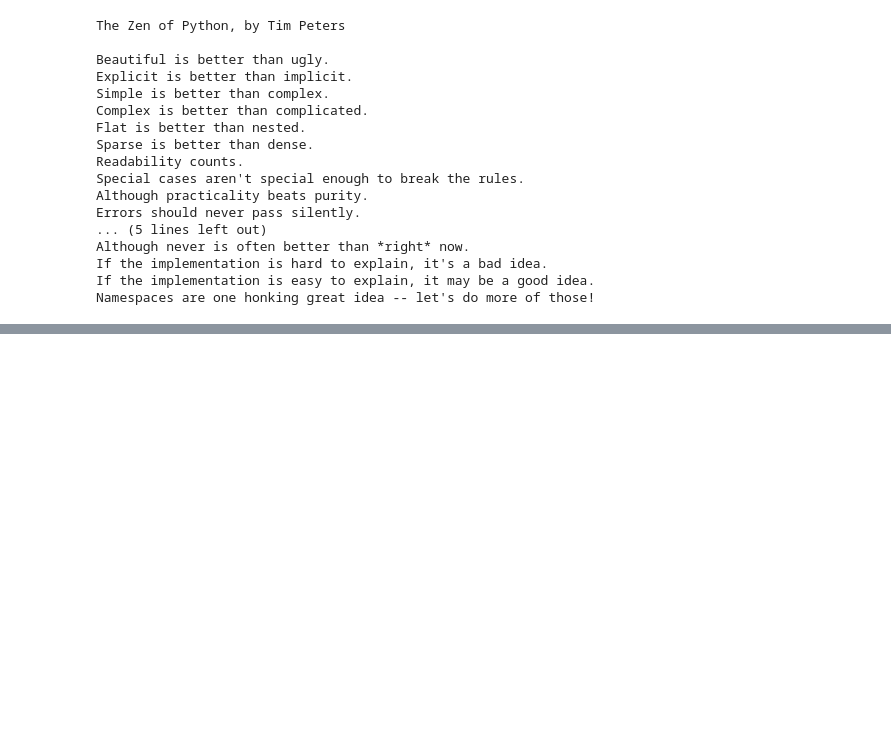
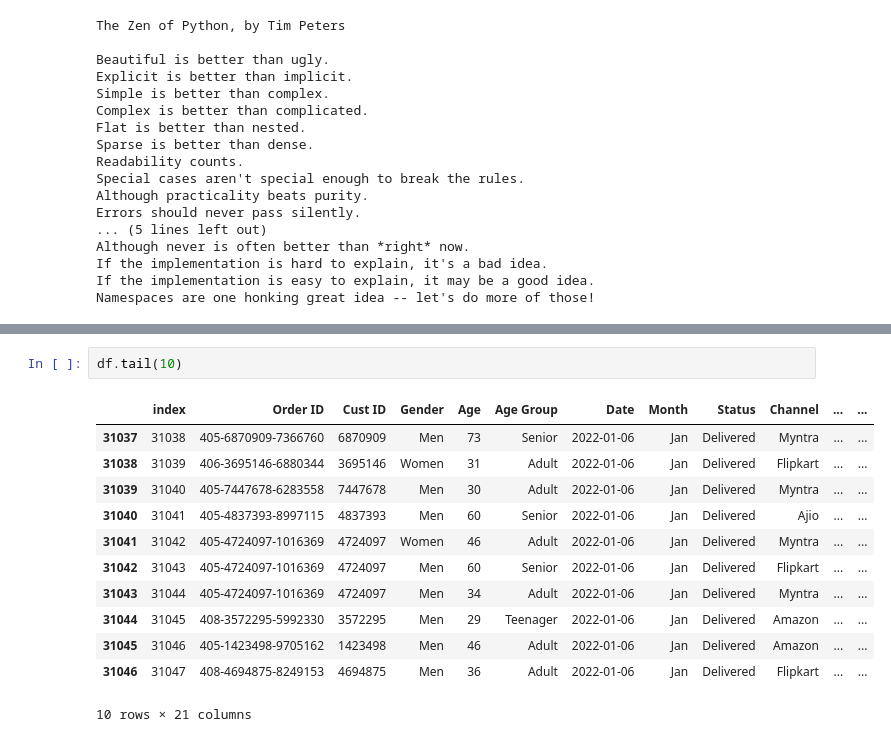
Before and after one commit to Avinash174/Data-Science-Class-WeekEnd, a Jupyter notebook: class/personal_practice/python_opencv.ipynb, the cells around one changed output, grey strips where cells are left out. Cells and saved outputs as stored; diff of their text form; blank space fills up the shorter version.

```diff
--- a/class/personal_practice/python_opencv.ipynb
+++ b/class/personal_practice/python_opencv.ipynb
@@ -30,0 +67,15 @@ sys.getrefcount(a)
+# %%
+df.tail(10)
+# %% [output]
+|  | index | Order ID | Cust ID | Gender | Age | Age Group | Date | Month | Status | Channel | ... | ... |
+| 31037 | 31038 | 405-6870909-7366760 | 6870909 | Men | 73 | Senior | 2022-01-06 | Jan | Delivered | Myntra | ... | ... |
+| 31038 | 31039 | 406-3695146-6880344 | 3695146 | Women | 31 | Adult | 2022-01-06 | Jan | Delivered | Flipkart | ... | ... |
+| 31039 | 31040 | 405-7447678-6283558 | 7447678 | Men | 30 | Adult | 2022-01-06 | Jan | Delivered | Myntra | ... | ... |
+| 31040 | 31041 | 405-4837393-8997115 | 4837393 | Men | 60 | Senior | 2022-01-06 | Jan | Delivered | Ajio | ... | ... |
+| 31041 | 31042 | 405-4724097-1016369 | 4724097 | Women | 46 | Adult | 2022-01-06 | Jan | Delivered | Myntra | ... | ... |
+| 31042 | 31043 | 405-4724097-1016369 | 4724097 | Men | 60 | Senior | 2022-01-06 | Jan | Delivered | Flipkart | ... | ... |
+| 31043 | 31044 | 405-4724097-1016369 | 4724097 | Men | 34 | Adult | 2022-01-06 | Jan | Delivered | Myntra | ... | ... |
+| 31044 | 31045 | 408-3572295-5992330 | 3572295 | Men | 29 | Teenager | 2022-01-06 | Jan | Delivered | Amazon | ... | ... |
+| 31045 | 31046 | 405-1423498-9705162 | 1423498 | Men | 46 | Adult | 2022-01-06 | Jan | Delivered | Amazon | ... | ... |
+| 31046 | 31047 | 408-4694875-8249153 | 4694875 | Men | 36 | Adult | 2022-01-06 | Jan | Delivered | Flipkart | ... | ... |
+10 rows × 21 columns
```
Also changed, not shown: parts of 9 cells of this notebook, 2 other files.
